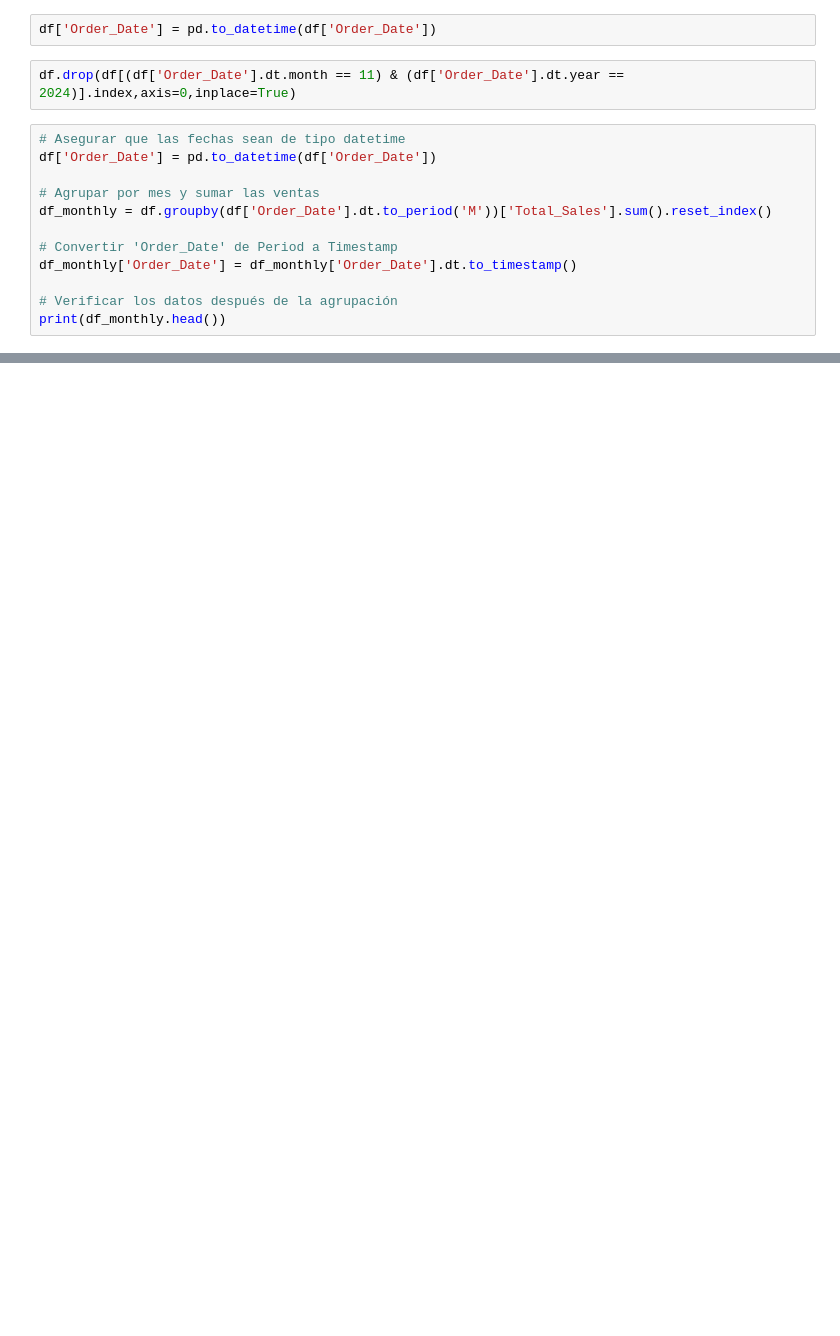
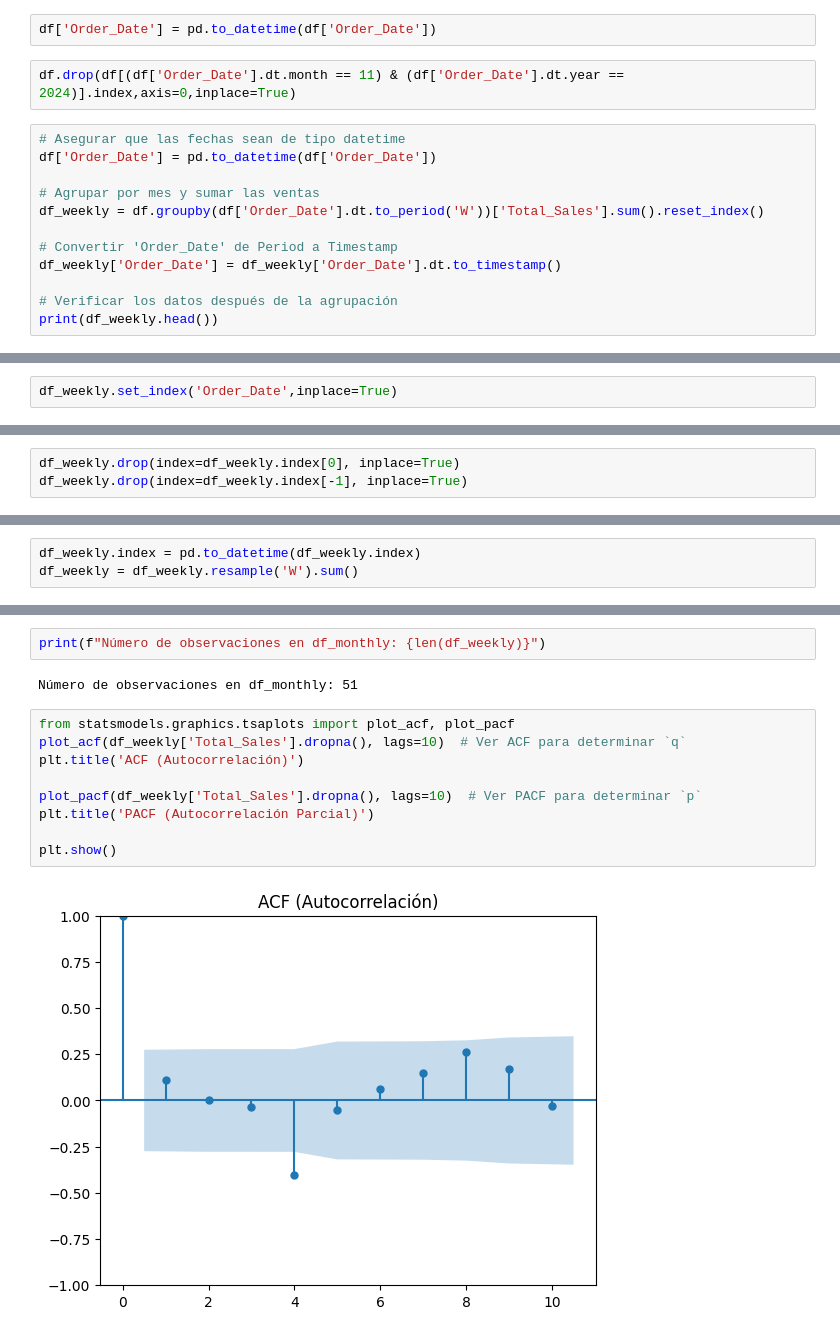
Before and after one commit to abdonrb/proyecto-ml, a Jupyter notebook: ML/models/trained/Time_series_arima.ipynb, the cells around one changed output, grey strips where cells are left out. Saved outputs shown, nothing was run; the diff lists cells and outputs as text; blank space fills up the shorter version.

```diff
--- a/ML/models/trained/Time_series_arima.ipynb
+++ b/ML/models/trained/Time_series_arima.ipynb
@@ -22,10 +37,10 @@ df.drop(df[(df['Order_Date'].dt.month == 11) & (df['Order_Date'].dt.year == 2024
 df['Order_Date'] = pd.to_datetime(df['Order_Date'])
 
 # Agrupar por mes y sumar las ventas
-df_monthly = df.groupby(df['Order_Date'].dt.to_period('M'))['Total_Sales'].sum().reset_index()
+df_weekly = df.groupby(df['Order_Date'].dt.to_period('W'))['Total_Sales'].sum().reset_index()
 
 # Convertir 'Order_Date' de Period a Timestamp
-df_monthly['Order_Date'] = df_monthly['Order_Date'].dt.to_timestamp()
+df_weekly['Order_Date'] = df_weekly['Order_Date'].dt.to_timestamp()
 
 # Verificar los datos después de la agrupación
-print(df_monthly.head())
+print(df_weekly.head())
@@ -31,0 +54,2 @@ print(df_monthly.head())
+# %%
+df_weekly.set_index('Order_Date',inplace=True)
@@ -31,0 +77,3 @@ print(df_monthly.head())
+# %%
+df_weekly.drop(index=df_weekly.index[0], inplace=True)
+df_weekly.drop(index=df_weekly.index[-1], inplace=True)
@@ -31,0 +84,3 @@ print(df_monthly.head())
+# %%
+df_weekly.index = pd.to_datetime(df_weekly.index)
+df_weekly = df_weekly.resample('W').sum()
@@ -31,0 +101,15 @@ print(df_monthly.head())
+# %%
+print(f"Número de observaciones en df_monthly: {len(df_weekly)}")
+# %% [output]
+Número de observaciones en df_monthly: 51
+# %%
+from statsmodels.graphics.tsaplots import plot_acf, plot_pacf
+plot_acf(df_weekly['Total_Sales'].dropna(), lags=10)  # Ver ACF para determinar `q`
+plt.title('ACF (Autocorrelación)')
+
+plot_pacf(df_weekly['Total_Sales'].dropna(), lags=10)  # Ver PACF para determinar `p`
+plt.title('PACF (Autocorrelación Parcial)')
+
+plt.show()
+# %% [output]
+[figure, added]
```
Also changed, not shown: parts of 29 cells of this notebook, 4 other files.
